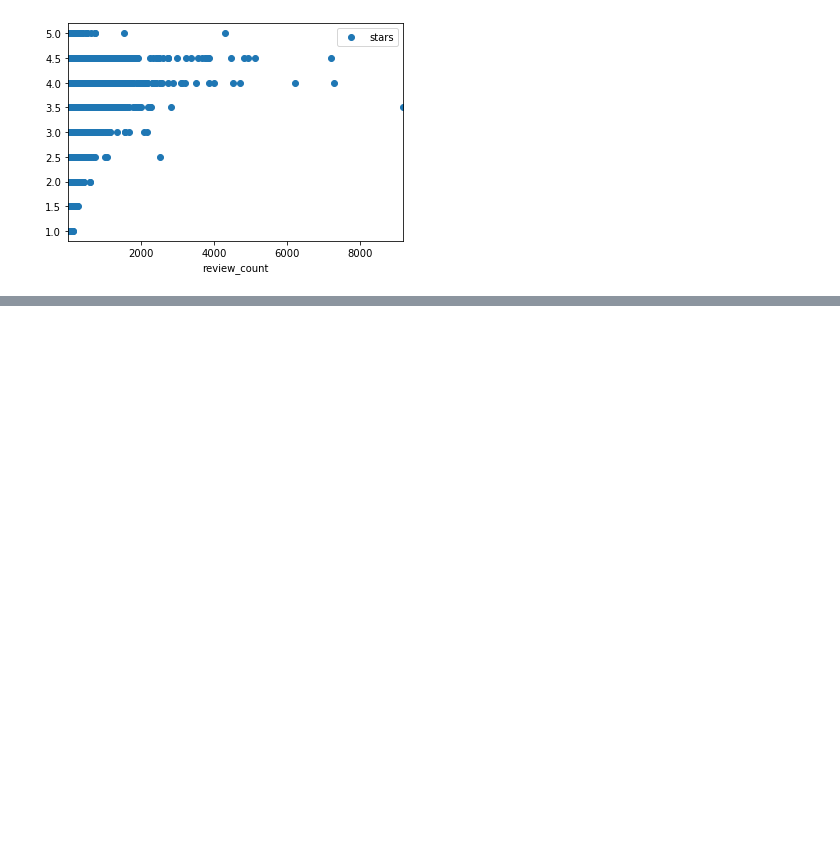
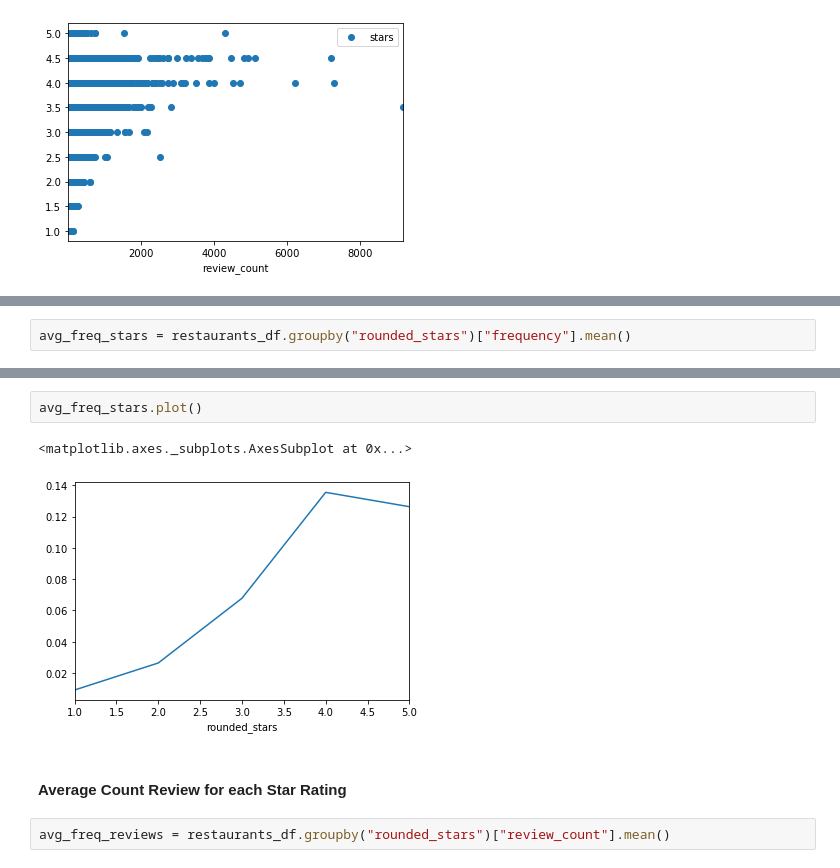
Before and after one commit to OktarianTB/predicting-business-popularity, a Jupyter notebook: popularity_metric_analysis.ipynb, the cells around one changed output, grey strips where cells are left out. Cells and saved outputs as stored; diff of their text form; blank space fills up the shorter version.

```diff
--- a/popularity_metric_analysis.ipynb
+++ b/popularity_metric_analysis.ipynb
@@ -163,0 +200,2 @@ restaurants_df.plot(x='review_count', y='stars', style='o')
+# %%
+avg_freq_stars = restaurants_df.groupby("rounded_stars")["frequency"].mean()
@@ -163,0 +212,9 @@ restaurants_df.plot(x='review_count', y='stars', style='o')
+# %%
+avg_freq_stars.plot()
+# %% [output]
+<matplotlib.axes._subplots.AxesSubplot at 0x...>
+[figure, added]
+# %% [markdown]
+#### Average Count Review for each Star Rating
+# %%
+avg_freq_reviews = restaurants_df.groupby("rounded_stars")["review_count"].mean()
```
Also changed, not shown: parts of 11 cells of this notebook.
